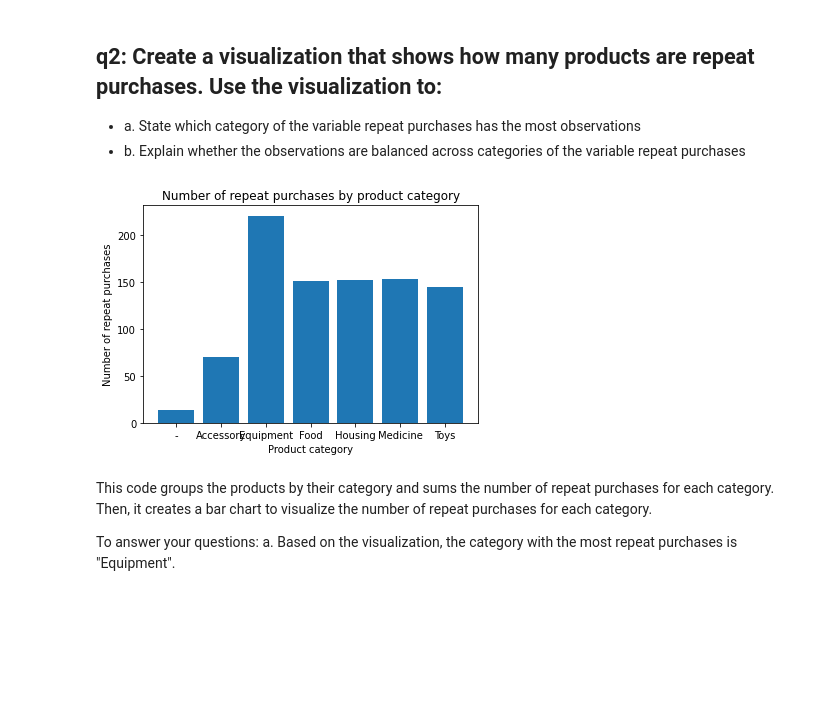
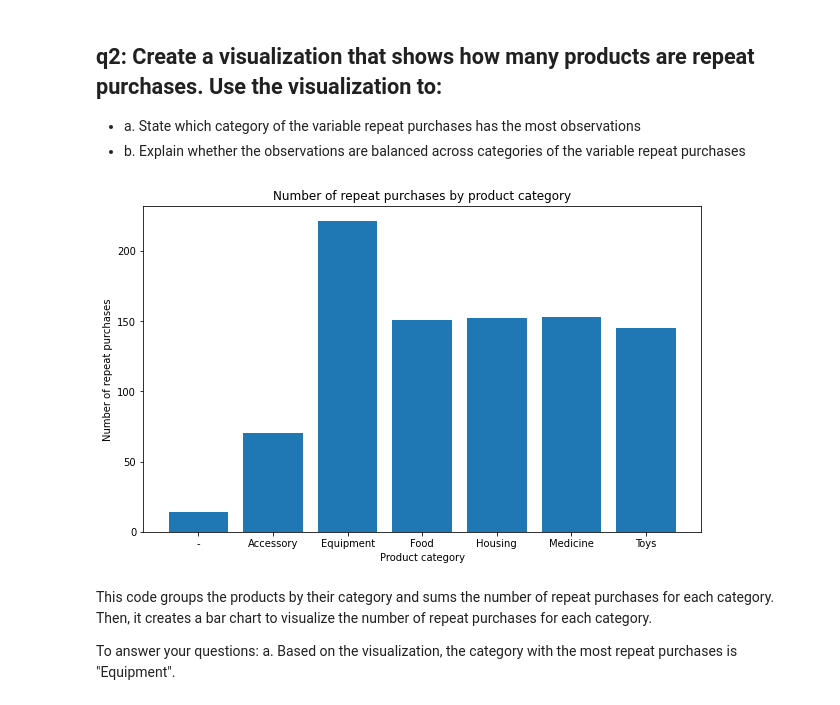
Before and after one commit to asifahsaan/DataCamp, a Jupyter notebook: Pet_Supplies_DataCamp.ipynb, the cells around one changed output. Cells and saved outputs as stored; diff of their text form; code cells hidden in the pictures; blank space fills up the shorter version.

```diff
--- a/Pet_Supplies_DataCamp.ipynb
+++ b/Pet_Supplies_DataCamp.ipynb
@@ -144,14 +144,15 @@ First few rows of the cleaned dataset:
 # %%
 import matplotlib.pyplot as plt
 
+plt.figure(figsize=(10, 6))
 repeat_purchases = df.groupby(['category'])['repeat_purchase'].sum()
 plt.bar(repeat_purchases.index, repeat_purchases.values)
 plt.xlabel('Product category')
 plt.ylabel('Number of repeat purchases')
 plt.title('Number of repeat purchases by product category')
 plt.show()
 # %% [output]
-[figure, old version]
+[figure, new version]
 # %% [markdown]
 This code groups the products by their category and sums the number of repeat purchases for each category. Then, it creates a bar chart to visualize the number of repeat purchases for each category.
 
```
Also changed, not shown: parts of 9 cells of this notebook.
